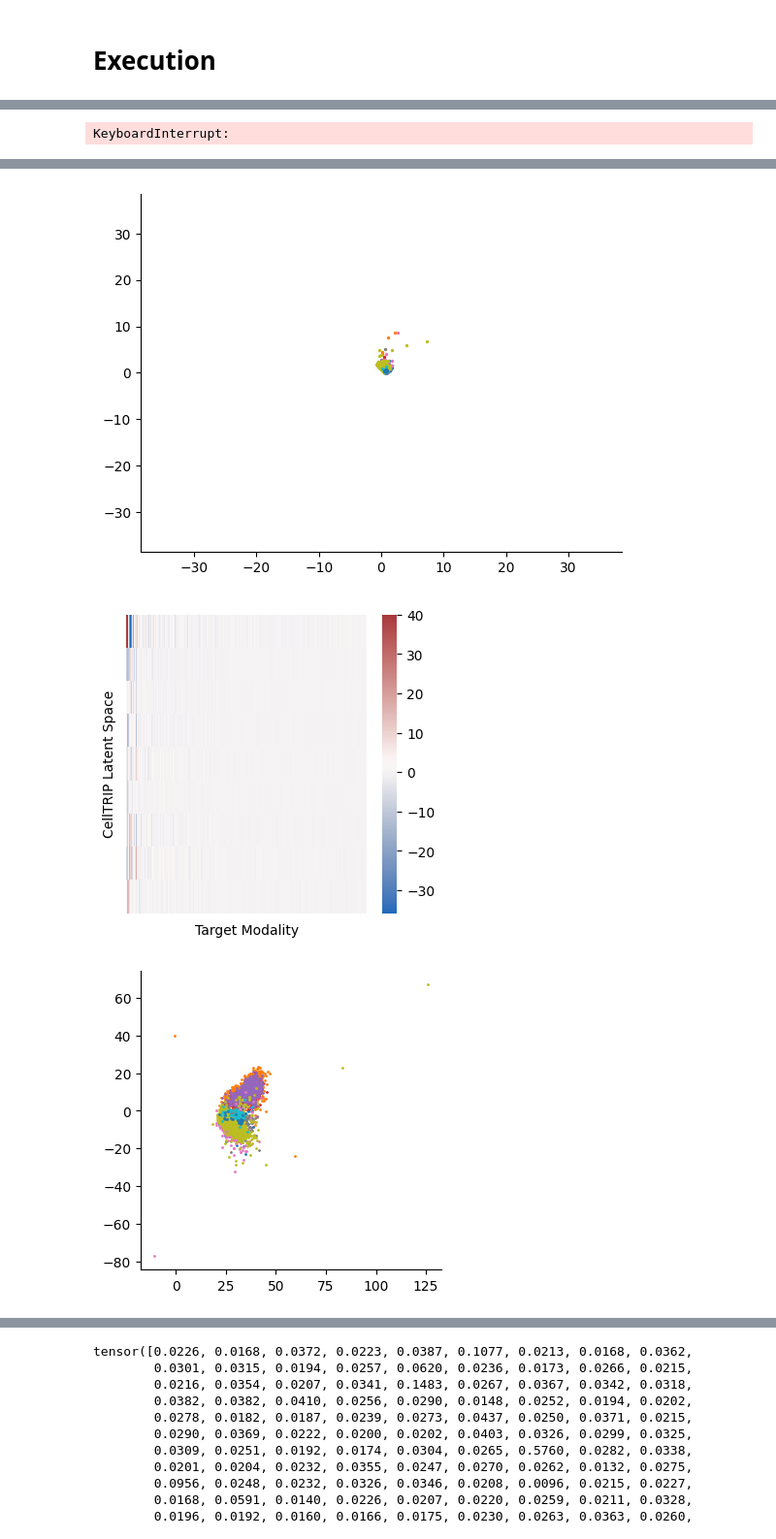
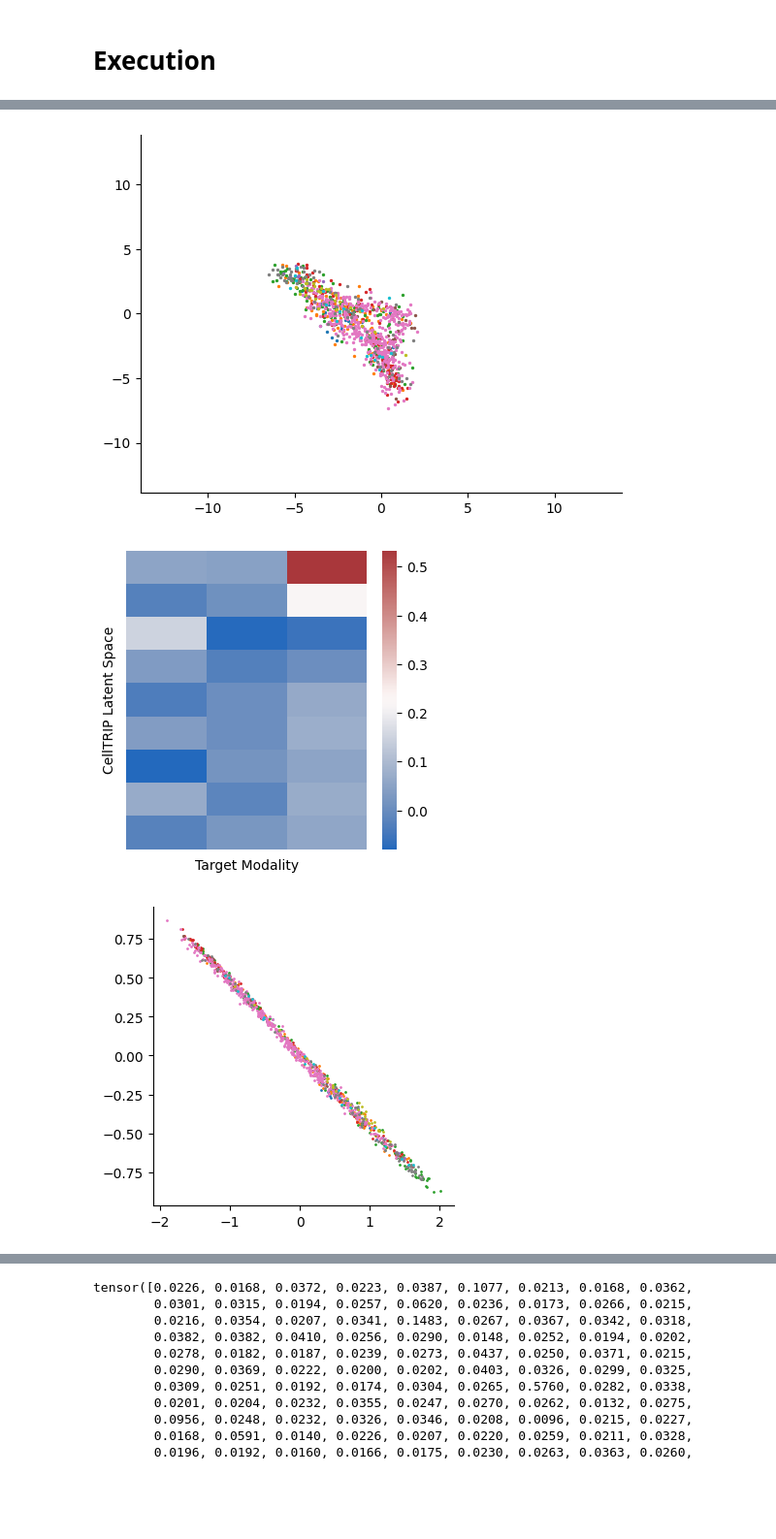
Before and after one commit to Oafish1/CellTRIP, a Jupyter notebook: scripts/analysis.ipynb, the cells around one changed output, grey strips where cells are left out. Shown at 97% size. Saved outputs shown, nothing was run; the diff lists cells and outputs as text; code cells hidden in the pictures; blank space fills up the shorter version.

Commit message:
Figure changes, README correction, UMAP seeding

```diff
--- a/scripts/analysis.ipynb
+++ b/scripts/analysis.ipynb
@@ -32,6 +32,22 @@ mpl.rcParams['ps.fonttype'] = 42
 os.environ['AWS_PROFILE'] = 'waisman-admin'
 # %% [markdown]
 # Load Model
+# %%
+# Policy and Environment
+train_split = .8
+train_partitions = False
+input_modalities = None
+target_modalities = [1]
+dim = 8
+discrete = False
+policy_name = 'Flysta-250706-0800'
+
+# Data
+input_files = []
+merge_files = [[f's3://nkalafut-celltrip/Flysta3D/{p}_{m}.h5ad' for p in ('E14-16h_a', 'E16-18h_a', 'L1_a', 'L2_a', 'L3_b')] for m in ('expression', 'spatial')]
+backed = True
+partition_cols = ['development']  # slice_ID
+type_key = 'annotation'  # MERFISH ('layer'), scGLUE ('cell_type'), scMultiSim ('cell.type'), Flysta3D ('annotation'), TemporalBrain ('Cell type')
 # %%
 # # Policy and Environment
 # train_split = .8
@@ -48,19 +64,3 @@ os.environ['AWS_PROFILE'] = 'waisman-admin'
 # backed = True
 # partition_cols = None
 # type_key = 'cell.type'  # MERFISH ('layer'), scGLUE ('cell_type'), scMultiSim ('cell.type'), Flysta3D ('annotation'), TemporalBrain ('Cell type')
-# %%
-# Policy and Environment
-train_split = .6
-train_partitions = True
-input_modalities = None
-target_modalities = None
-dim = 8
-discrete = False
-policy_name = 'TemporalBrain-250704-0800'
-
-# Data
-input_files = ['s3://nkalafut-celltrip/TemporalBrain/expression.h5ad', 's3://nkalafut-celltrip/TemporalBrain/peaks.h5ad']
-merge_files = []
-backed = True
-partition_cols = ['Donor ID']
-type_key = 'Cell type'  # MERFISH ('layer'), scGLUE ('cell_type'), scMultiSim ('cell.type'), Flysta3D ('annotation'), TemporalBrain ('Cell type')
@@ -584,20 +570,22 @@ else:
 
 # Generate steady state
 print('Generating steady state...')
-steady_states, rewards, train_mask, types = generate_steady_states(env, policy, partition=partition, subsample=None)  # TODO: Cast to CPU instantly and remove subsample
+steady_states, rewards, train_mask, types = generate_steady_states(env, policy, partition=partition, subsample=1_000)  # TODO: Cast to CPU instantly and remove subsample
 # dimension_plot(steady_states, types).savefig(f'../plots/{prefix}_dimension.pdf')  # Only need to print for debugging really
 umap_plot(env.get_input_modalities()[0].cpu(), types).savefig(f'../plots/{prefix}_input_umap.pdf', transparent=True)
 umap_plot(steady_states[-1, :, :env.dim], types).savefig(f'../plots/{prefix}_umap.pdf', transparent=True)
-ani, interval = animation(steady_states, types)  # Animation output
-writer = mplanim.FFMpegWriter(fps=int(1e3/interval), extra_args=['-vcodec', 'libx264'], bitrate=8e3)
-ani.save(filename=f'../plots/{prefix}.mp4', writer=writer)
 
 # Pinning
-pin_points, pinning_matrix = generate_pinning_function(steady_states, train_mask, env.get_target_modalities()[0])  # TODO: Remove train_mask from args
+pin_points, pinning_matrix = generate_pinning_function(steady_states, train_mask, env.get_target_modalities()[0])  # TODO: Remove train_mask from args, make steady_states[-1...] input
 pinning_matrix_heatmap(pinning_matrix).savefig(f'../plots/{prefix}_pinned_heatmap.pdf', transparent=True)
 regular_plot(pin_points(steady_states[-1, :, :env.dim]), types).savefig(f'../plots/{prefix}_pinned.pdf', transparent=True)
 regular_plot(env.get_target_modalities()[0].cpu(), types).savefig(f'../plots/{prefix}_ground_truth.pdf', transparent=True)
 pinning_validation_plot(pin_points(steady_states[-1, :, :env.dim]), train_mask, env.get_target_modalities()[0].cpu()).savefig(f'../plots/{prefix}_pinned_validation.pdf', transparent=True)
+
+# Animation
+ani, interval = animation(pin_points(steady_states), types)  # Animation output
+writer = mplanim.FFMpegWriter(fps=int(1e3/interval), extra_args=['-vcodec', 'libx264'], bitrate=8e3)
+ani.save(filename=f'../plots/{prefix}.mp4', writer=writer)
 
 # Knockdown
 print('Performing knockdown...')
@@ -670 +656,0 @@ Performing knockdown...
-KeyboardInterrupt:
@@ -673,3 +659,3 @@ KeyboardInterrupt:
-[figure, old version]
+[figure, new version]
-[figure, old version]
+[figure, new version]
-[figure, old version]
+[figure, new version]
```
Also changed, not shown: parts of 4 cells of this notebook, 19 other files.
